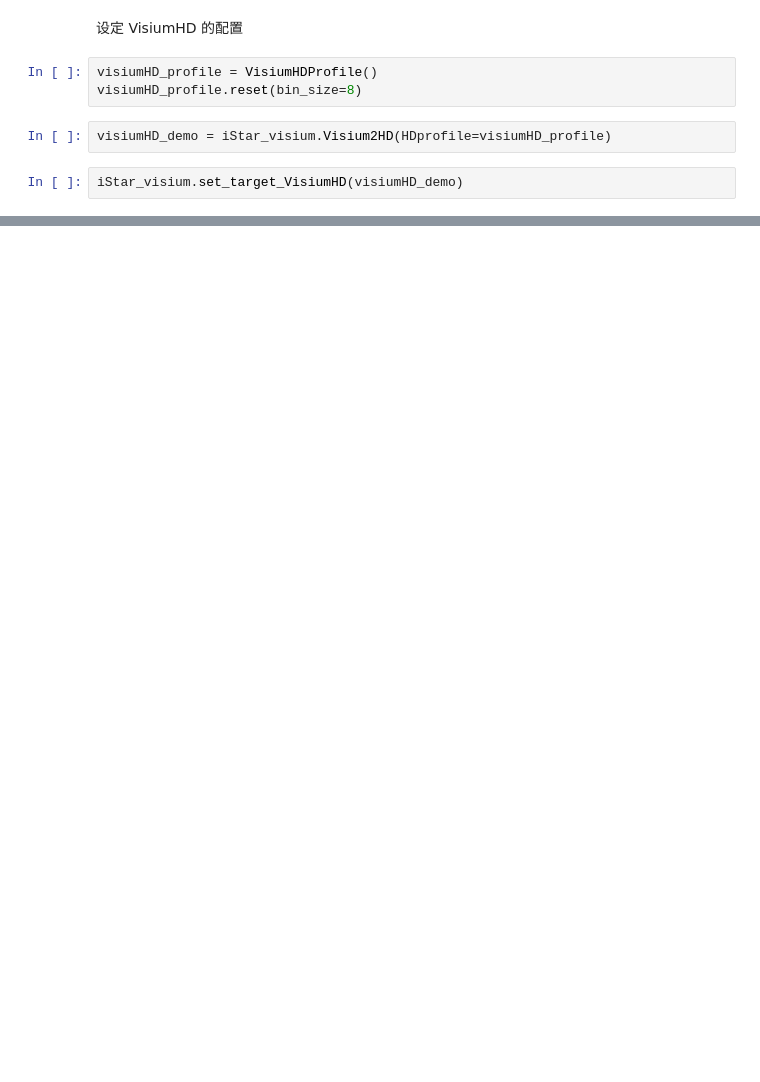
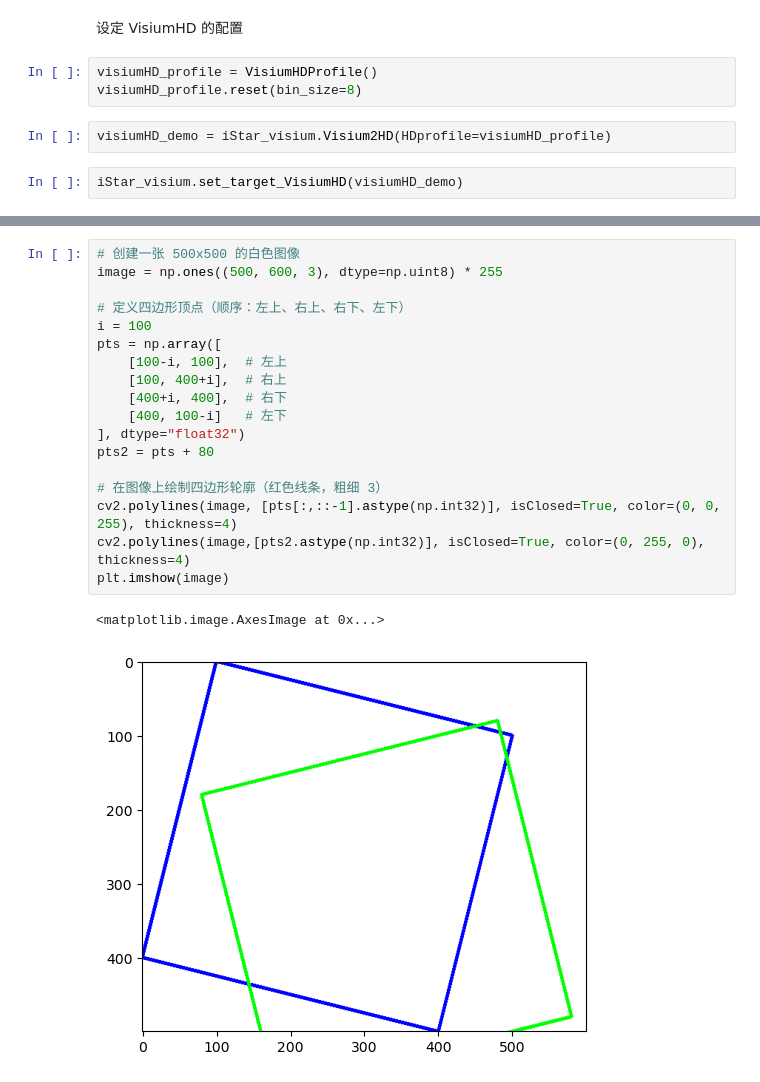
Before and after one commit to Yirios/SuperResolvedST-Pipline, a Jupyter notebook: tutorials.ipynb, the cells around one changed output, grey strips where cells are left out. Drawn from its saved outputs; the diff is of its cells as text; blank space fills up the shorter version.

```diff
--- a/tutorials.ipynb
+++ b/tutorials.ipynb
@@ -80,0 +106,21 @@ Start convert
+# %%
+# 创建一张 500x500 的白色图像
+image = np.ones((500, 600, 3), dtype=np.uint8) * 255
+
+# 定义四边形顶点（顺序：左上、右上、右下、左下）
+i = 100
+pts = np.array([
+    [100-i, 100],  # 左上
+    [100, 400+i],  # 右上
+    [400+i, 400],  # 右下
+    [400, 100-i]   # 左下
+], dtype="float32")
+pts2 = pts + 80
+
+# 在图像上绘制四边形轮廓（红色线条，粗细 3）
+cv2.polylines(image, [pts[:,::-1].astype(np.int32)], isClosed=True, color=(0, 0, 255), thickness=4)
+cv2.polylines(image,[pts2.astype(np.int32)], isClosed=True, color=(0, 255, 0), thickness=4)
+plt.imshow(image)
+# %% [output]
+<matplotlib.image.AxesImage at 0x...>
+[figure, added]
```
Also changed, not shown: parts of 8 cells of this notebook, 3 other files.
